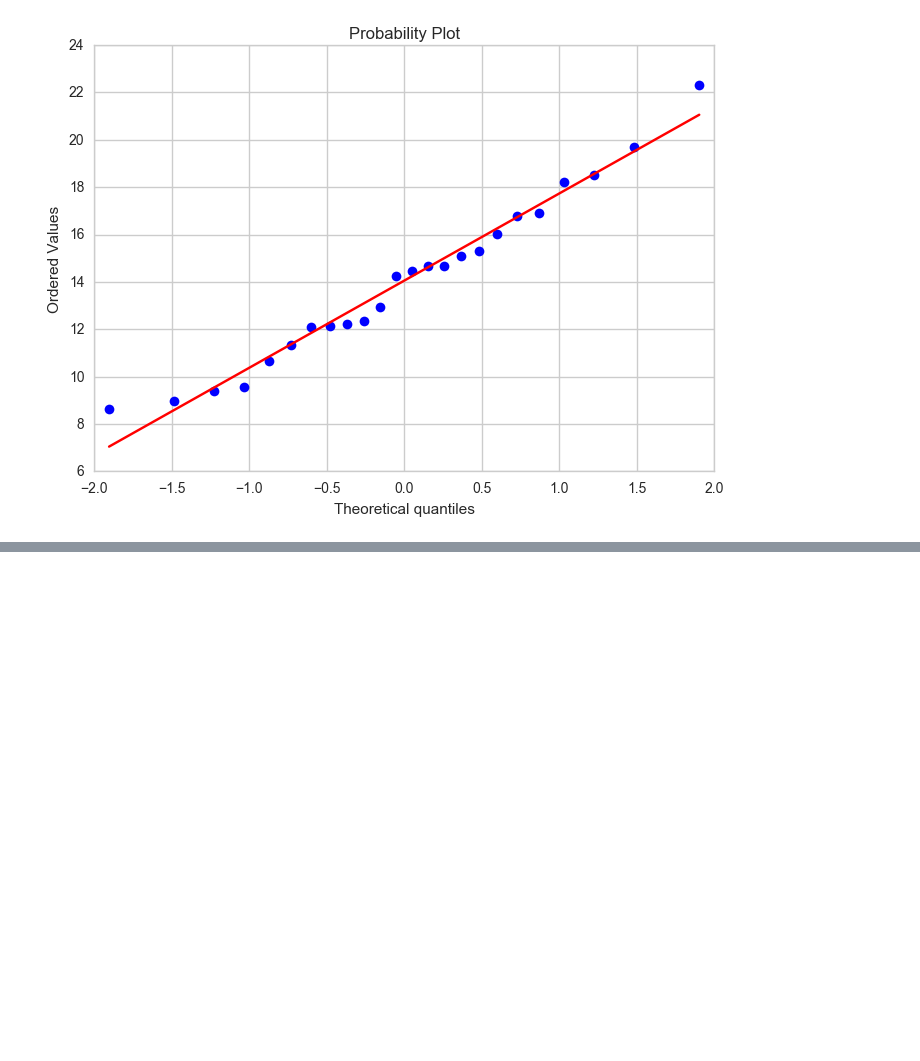
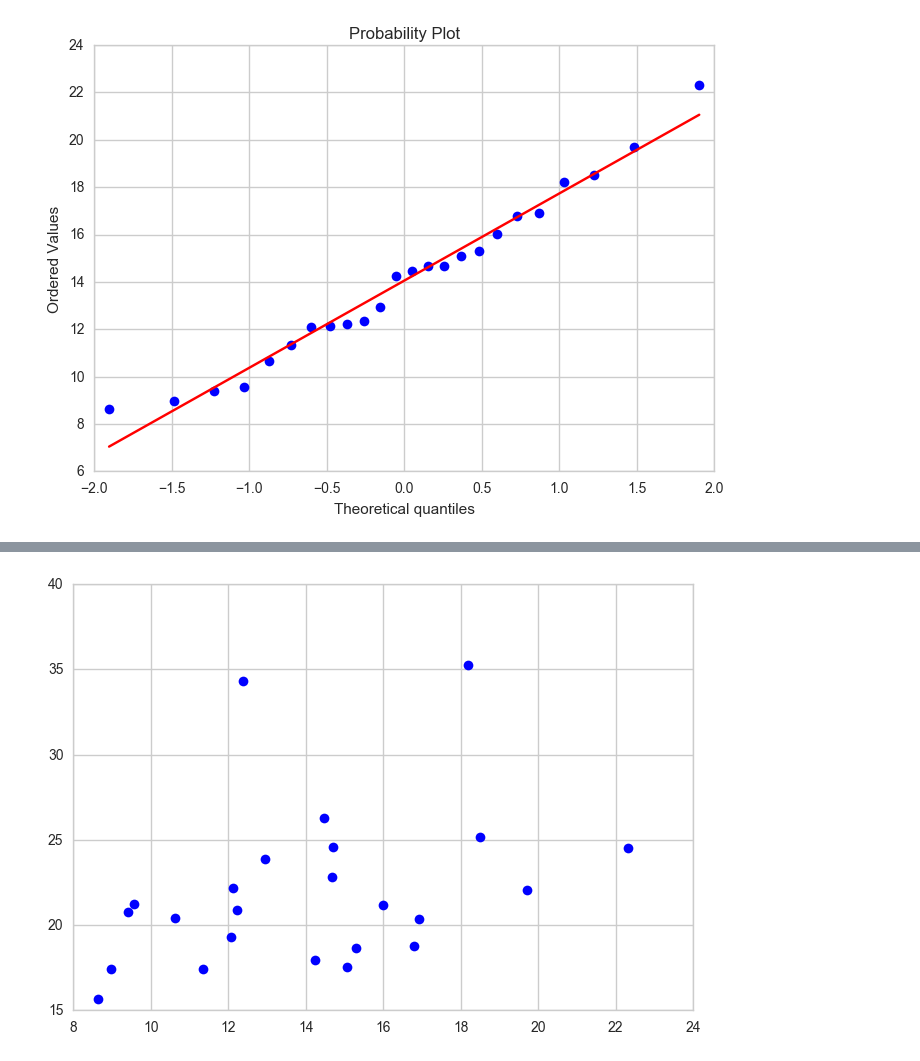
Before and after one commit to hichana/data-science-quiver, a Jupyter notebook: plotting_and_graphs.ipynb, the cells around one changed output, grey strips where cells are left out. Saved outputs shown, nothing was run; the diff lists cells and outputs as text; code cells hidden in the pictures; blank space fills up the shorter version.

```diff
--- a/plotting_and_graphs.ipynb
+++ b/plotting_and_graphs.ipynb
@@ -140,0 +164,7 @@ plt.show()
+# %%
+x = sample_data['Congruent']
+y = sample_data['Incongruent']
+plt.plot(x,y,'bo') # use 'ro' for red, 'go' for green
+plt.show()
+# %% [output]
+[figure, added]
```
Also changed, not shown: parts of 3 cells of this notebook, 14 other files.
